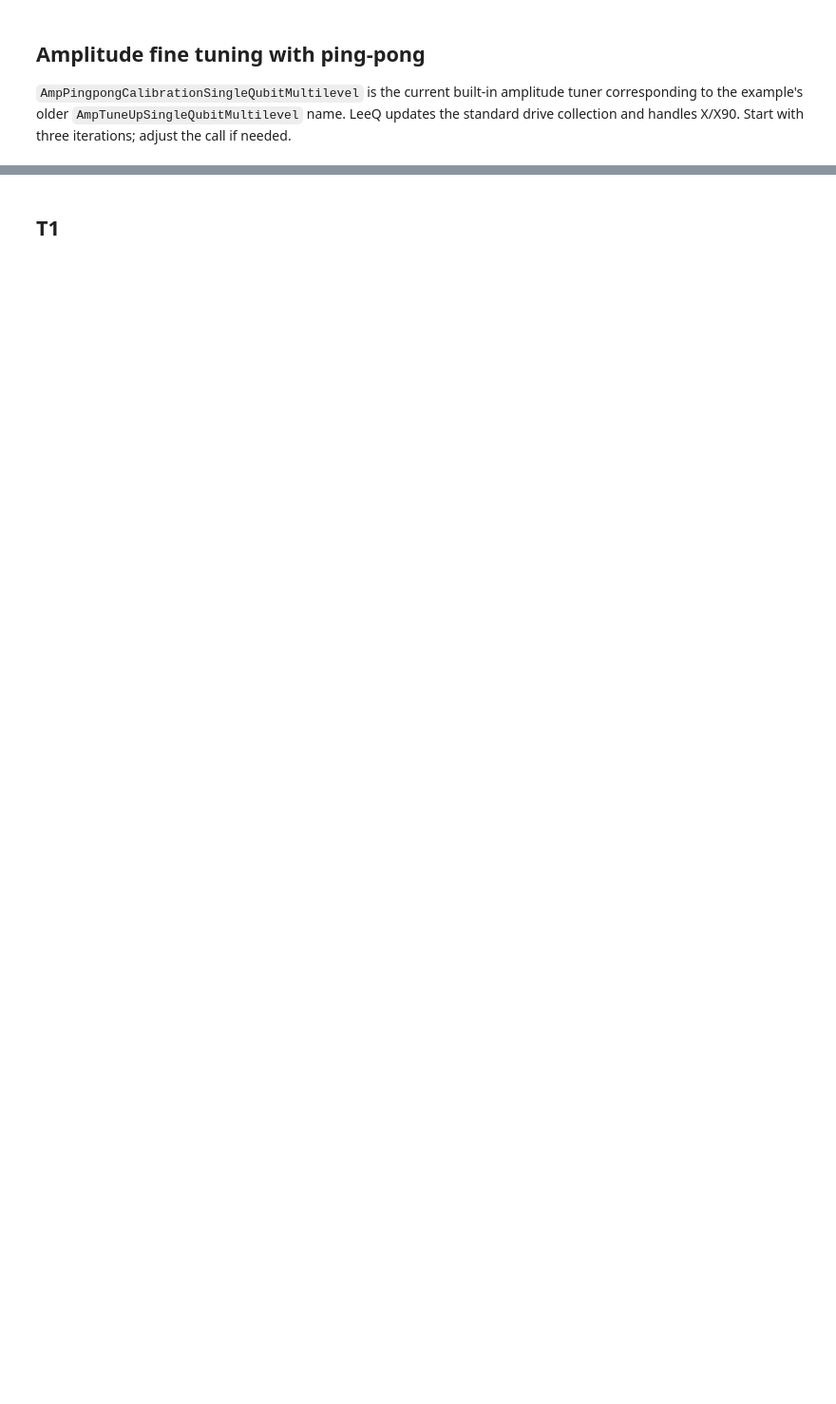
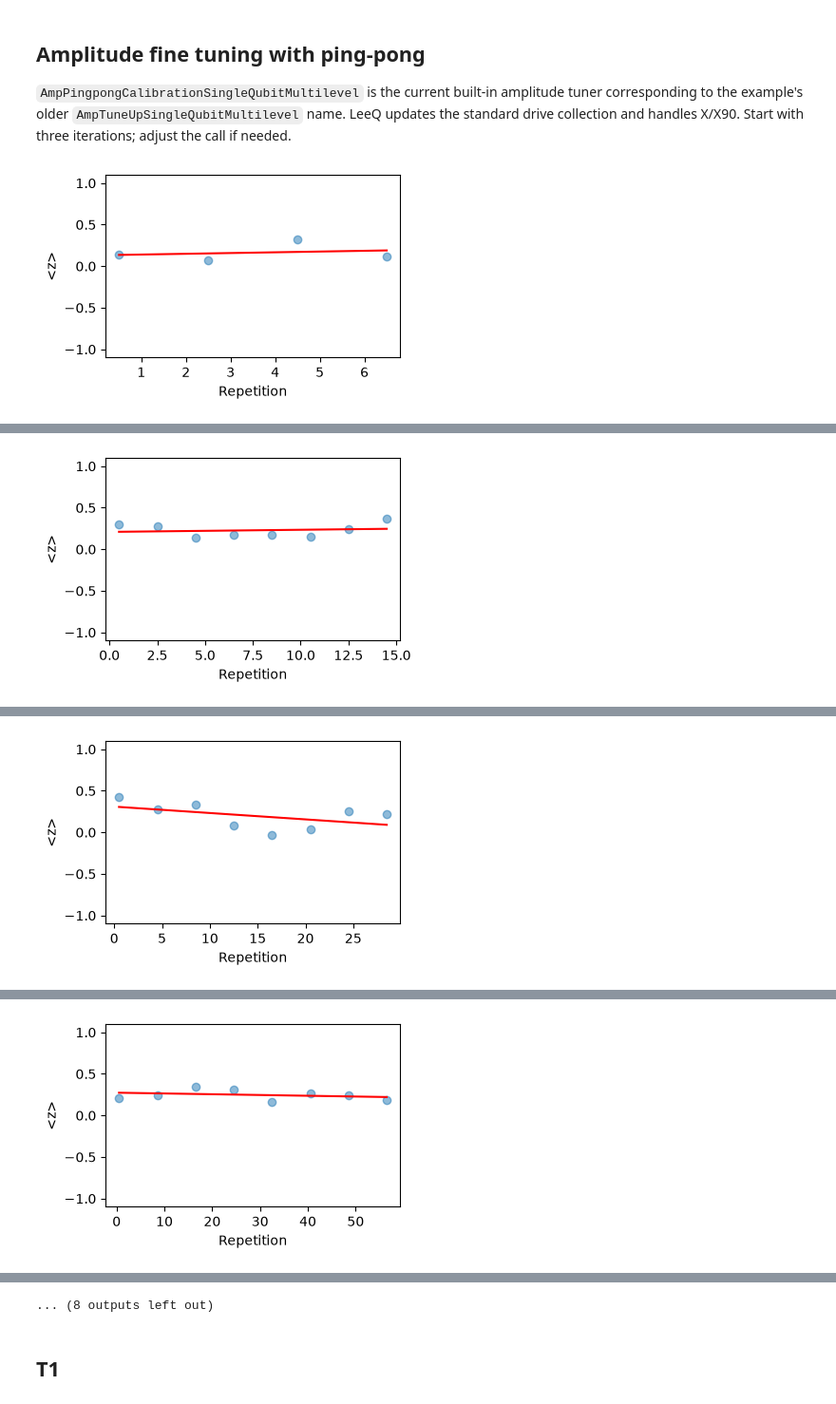
Before and after one commit to ShuxiangCao/LeeQ, a Jupyter notebook: notebooks/RealSystem/TuneUp_X6Y3_LeeQ.ipynb, the cells around one changed output, grey strips where cells are left out. Shown at 95% size. Cells and saved outputs as stored; diff of their text form; code cells hidden in the pictures; blank space fills up the shorter version.

```diff
--- a/notebooks/RealSystem/TuneUp_X6Y3_LeeQ.ipynb
+++ b/notebooks/RealSystem/TuneUp_X6Y3_LeeQ.ipynb
@@ -146,4 +199,6 @@ ramsey_fine = SimpleRamseyMultilevel(dut=dut, set_offset=0.1, stop=30, step=0.5,
 
 `AmpPingpongCalibrationSingleQubitMultilevel` is the current built-in amplitude tuner corresponding to the example's older `AmpTuneUpSingleQubitMultilevel` name. LeeQ updates the standard drive collection and handles X/X90. Start with three iterations; adjust the call if needed.
 # %%
-pingpong = AmpPingpongCalibrationSingleQubitMultilevel(dut=dut, iteration=3, points=10)
+pingpong = AmpPingpongCalibrationSingleQubitMultilevel(dut=dut)
+# %% [output]
+[figure, added]
@@ -149,0 +206 @@ pingpong = AmpPingpongCalibrationSingleQubitMultilevel(dut=dut, iteration=3, poi
+[figure, added]
@@ -149,0 +208 @@ pingpong = AmpPingpongCalibrationSingleQubitMultilevel(dut=dut, iteration=3, poi
+[figure, added]
@@ -149,0 +210 @@ pingpong = AmpPingpongCalibrationSingleQubitMultilevel(dut=dut, iteration=3, poi
+[figure, added]
@@ -150,3 +216,4 @@ pingpong = AmpPingpongCalibrationSingleQubitMultilevel(dut=dut, iteration=3, poi
+... (8 outputs left out)
 # %% [markdown]
 ## T1
 # %%
```
Also changed, not shown: parts of 15 cells of this notebook, 4 other files.
